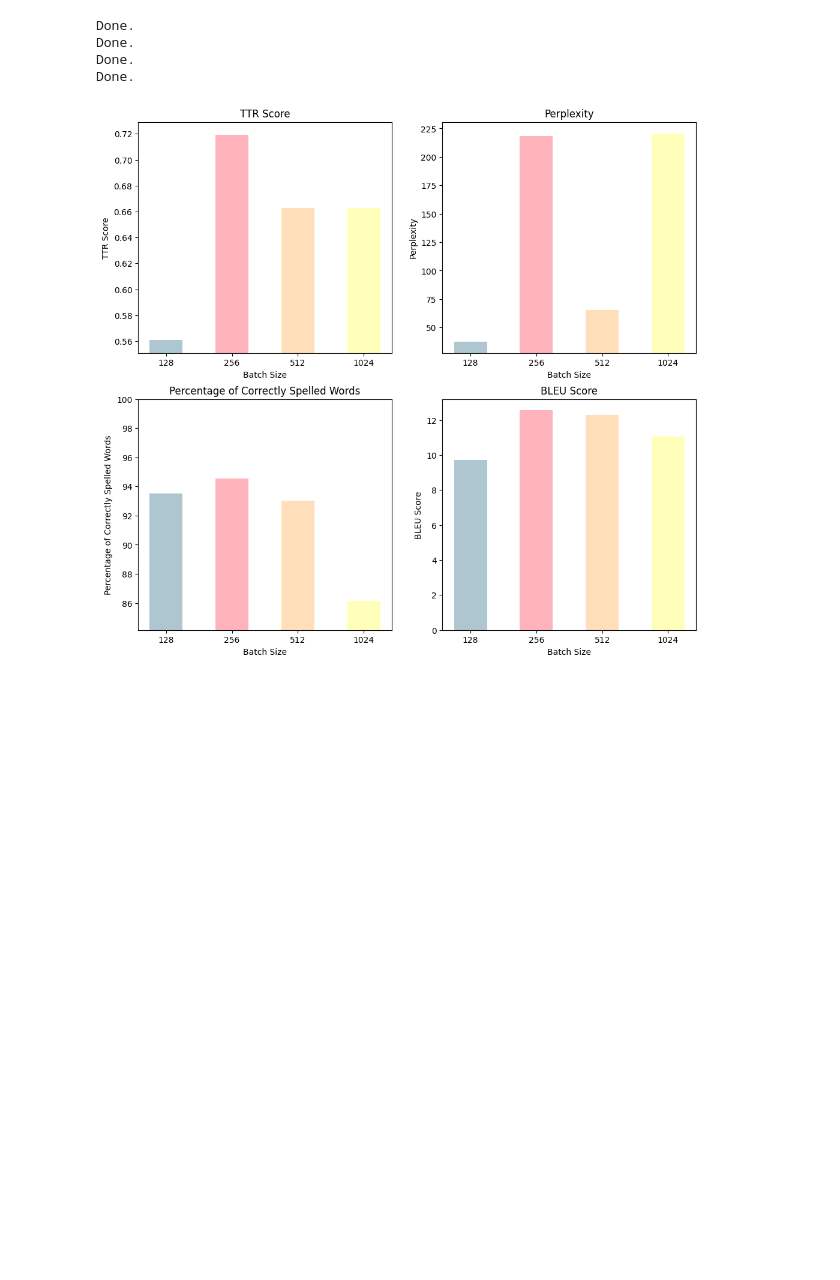
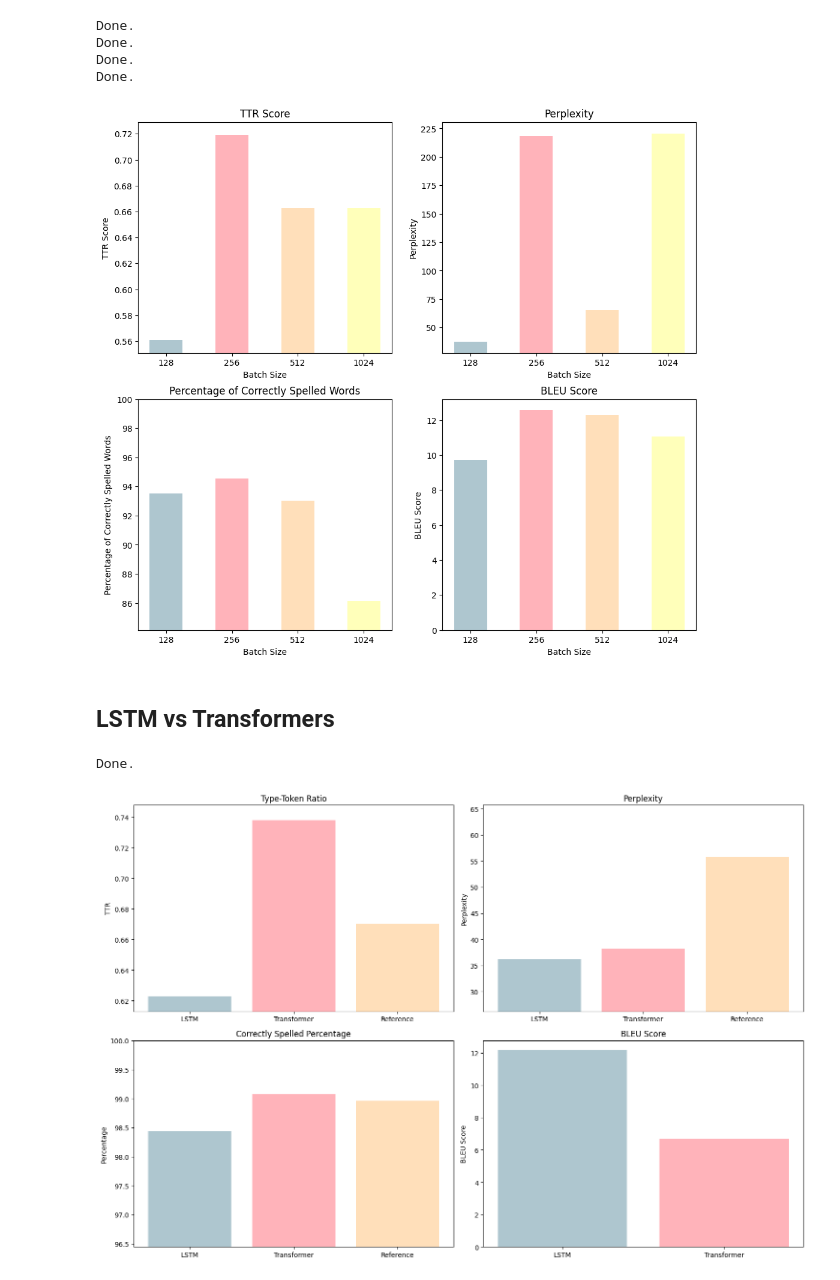
Before and after one commit to ttperr/DD2424-DL-Text_Gen_Project, a Jupyter notebook: evaluation.ipynb, the cells around one changed output. Drawn from its saved outputs; the diff is of its cells as text; code cells hidden in the pictures; blank space fills up the shorter version.

Commit message:
LSTM Transformer comparison

```diff
--- a/evaluation.ipynb
+++ b/evaluation.ipynb
@@ -641,3 +635,55 @@ Done.
 Done.
 Done.
 [figure]
+# %% [markdown]
+## LSTM vs Transformers
+# %%
+transformer_text= "Alice was a good deal worse off than before, as the March Hare had just upset the milk-jug into his plate. Alice did not wish to offend the Dormouse again, so she began very cautiously: 'But I don't understand. Where did they draw the treacle from?' 'You can draw water out of a water-well,' said the Hatter; 'so I should think you could draw treacle out of a treacle-well--eh, stupid?' 'But they were IN the well,' Alice said to the Dormouse, not choosing to notice this last remark. 'Of course they were', said the Dormouse; '--well in.' This answer so confused poor Alice,"
+# %%
+model = CharModel(n_vocab, embedding_dim=100, hidden_size=512, num_layers=2, dropout=0.3, norm=True, type='lstm').to(device)
+seq_length = 200
+best_model = torch.load("LSTM_biggest_model/lstm_norm_True_raw_huge.pt")
+
+model.load_state_dict(best_model)
+model.eval()
+
+reference_text = alice
+torch.manual_seed(28)
+
+lstm_text = generate_from_text(temperature=0.7, p=0.8, prompt="Alice was a", doPrint=False)
+# %% [output]
+Done.
+# %%
+reference_text = alice[:1000]
+
+ttr_scores = [calculate_ttr(lstm_text), calculate_ttr(transformer_text), calculate_ttr(reference_text)]
+perplexity_scores = [calculate_perplexity(lstm_text, gpt2_model, tokenizer, device), calculate_perplexity(transformer_text, gpt2_model, tokenizer, device),
+                        calculate_perplexity(reference_text, gpt2_model, tokenizer, device)]
+correctly_spelled_percentages = [calculate_correctly_spelled_percentage(lstm_text), calculate_correctly_spelled_percentage(transformer_text),
+                                    calculate_correctly_spelled_percentage(reference_text)]
+bleu_scores = [calculate_bleu_score(reference_text, lstm_text), calculate_bleu_score(reference_text, transformer_text), 100.0]
+bleu_scores = [bleu * 100 for bleu in bleu_scores]
+
+methods = ['LSTM', 'Transformer', 'Reference']
+pastel_colors = ['#aec6cf', '#ffb3ba', '#ffdfba', '#ffffba']
+
+fig, ax = plt.subplots(2, 2, figsize=(15, 10))
+ax[0, 0].bar(methods, ttr_scores, color=pastel_colors)
+ax[0, 0].set_title('Type-Token Ratio')
+ax[0, 0].set_ylabel('TTR')
+ax[0, 0].set_ylim(min(ttr_scores) - 0.01, max(ttr_scores) + 0.01)
+ax[0, 1].bar(methods, perplexity_scores, color=pastel_colors)
+ax[0, 1].set_title('Perplexity')
+ax[0, 1].set_ylabel('Perplexity')
+ax[0, 1].set_ylim(min(perplexity_scores) - 10, max(perplexity_scores) + 10)
+ax[1, 0].bar(methods, correctly_spelled_percentages, color=pastel_colors)
+ax[1, 0].set_title('Correctly Spelled Percentage')
+ax[1, 0].set_ylim(min(correctly_spelled_percentages)-2, 100)
+ax[1, 0].set_ylabel('Percentage')
+ax[1, 1].bar(methods[:2], bleu_scores[:2], color=pastel_colors)
+ax[1, 1].set_title('BLEU Score')
+ax[1, 1].set_ylabel('BLEU Score')
+plt.tight_layout()
+plt.show()
+# %% [output]
+[figure, added]
```
Also changed, not shown: parts of 1 cell of this notebook.
